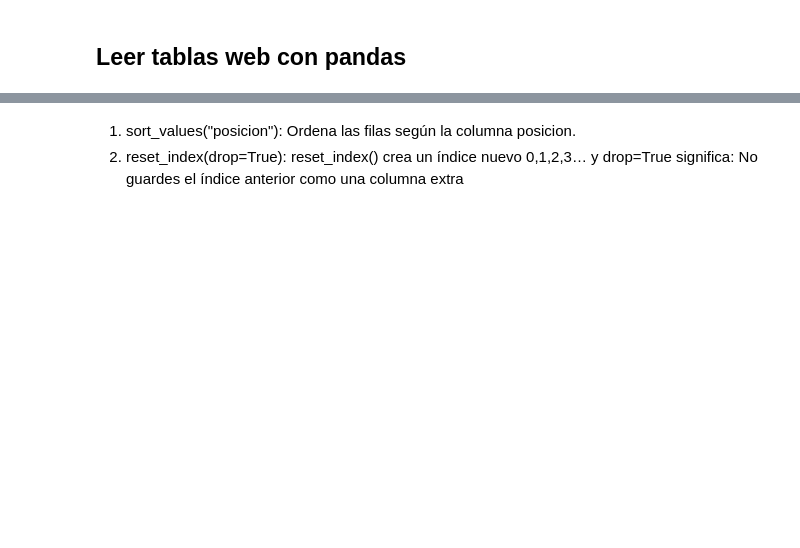
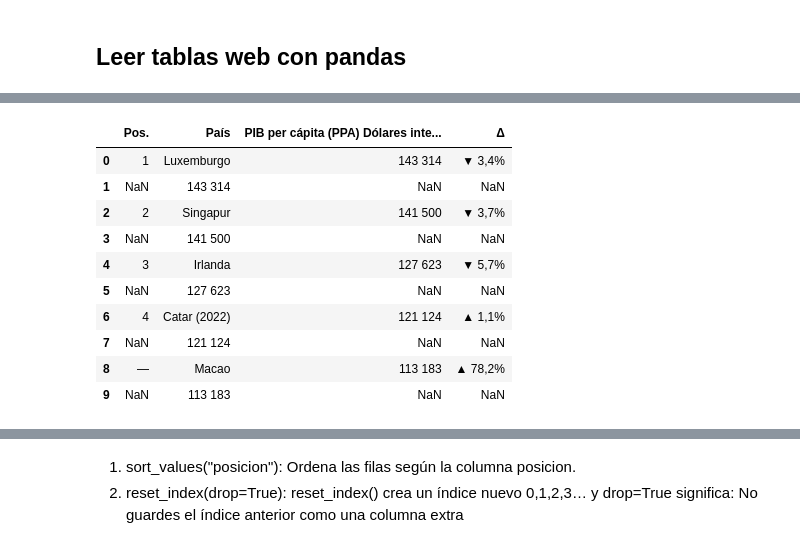
Before and after one commit to yuri19762008/000_ANALISTA_DATOS, a Jupyter notebook: Bootcamp-main/Modulo3/Leccion3/demo.ipynb, the cells around one changed output, grey strips where cells are left out. Drawn from its saved outputs; the diff is of its cells as text; code cells hidden in the pictures; blank space fills up the shorter version.

```diff
--- a/Bootcamp-main/Modulo3/Leccion3/demo.ipynb
+++ b/Bootcamp-main/Modulo3/Leccion3/demo.ipynb
@@ -124,6 +202,18 @@ for i, t in enumerate(df_list):
 # %%
 df = df_list[2].copy()
-df.head()
+df.head(10)
+# %% [output]
+|  | Pos. | País | PIB per cápita (PPA) Dólares inte... | Δ |
+| 0 | 1 | Luxemburgo | 143 314 | ▼ 3,4% |
+| 1 | NaN | 143 314 | NaN | NaN |
+| 2 | 2 | Singapur | 141 500 | ▼ 3,7% |
+| 3 | NaN | 141 500 | NaN | NaN |
+| 4 | 3 | Irlanda | 127 623 | ▼ 5,7% |
+| 5 | NaN | 127 623 | NaN | NaN |
+| 6 | 4 | Catar (2022) | 121 124 | ▲ 1,1% |
+| 7 | NaN | 121 124 | NaN | NaN |
+| 8 | — | Macao | 113 183 | ▲ 78,2% |
+| 9 | NaN | 113 183 | NaN | NaN |
 # %%
 # 5) Renombrar columnas (explícito)
 df = df.rename(columns={
```
Also changed, not shown: parts of 17 cells of this notebook, 5 other files.
